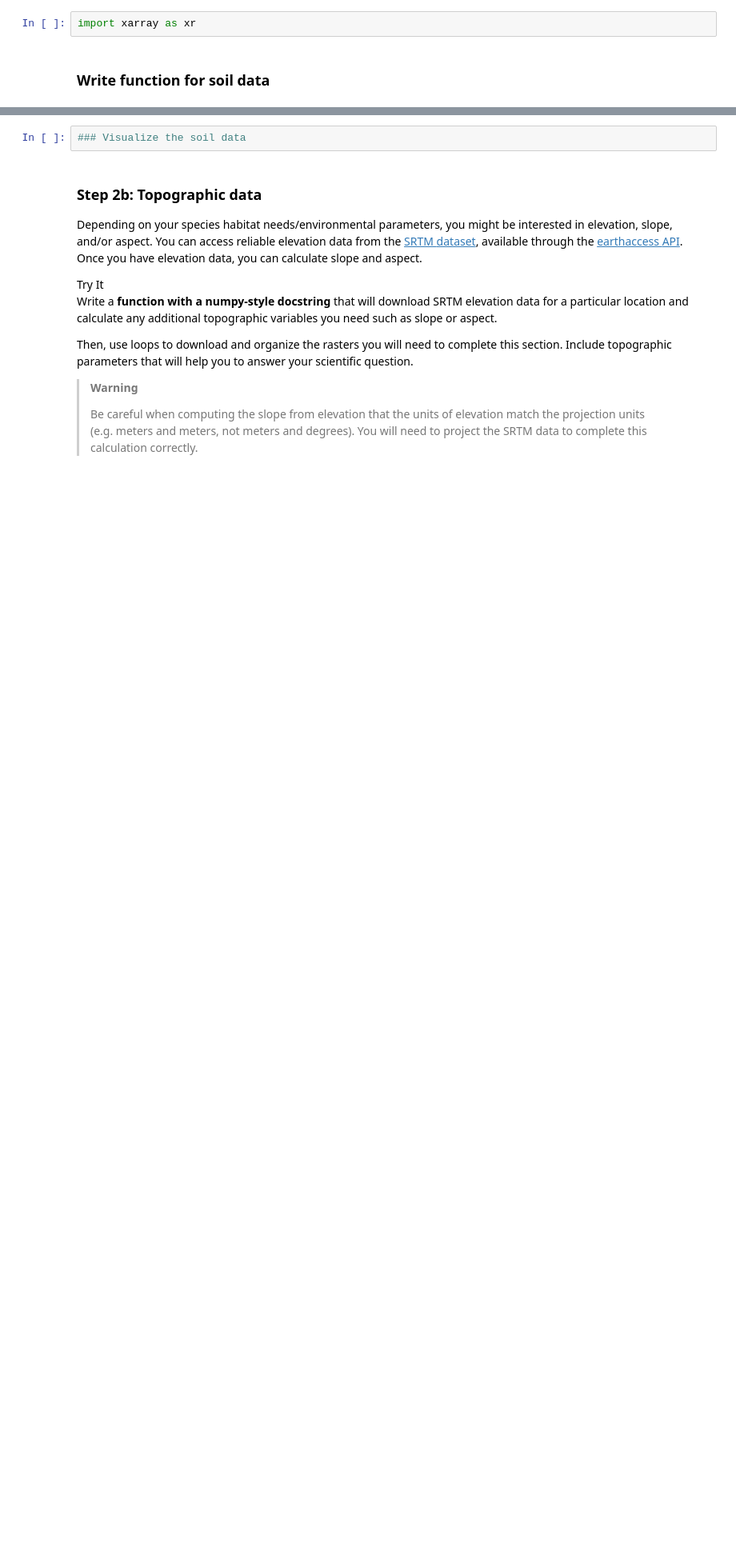
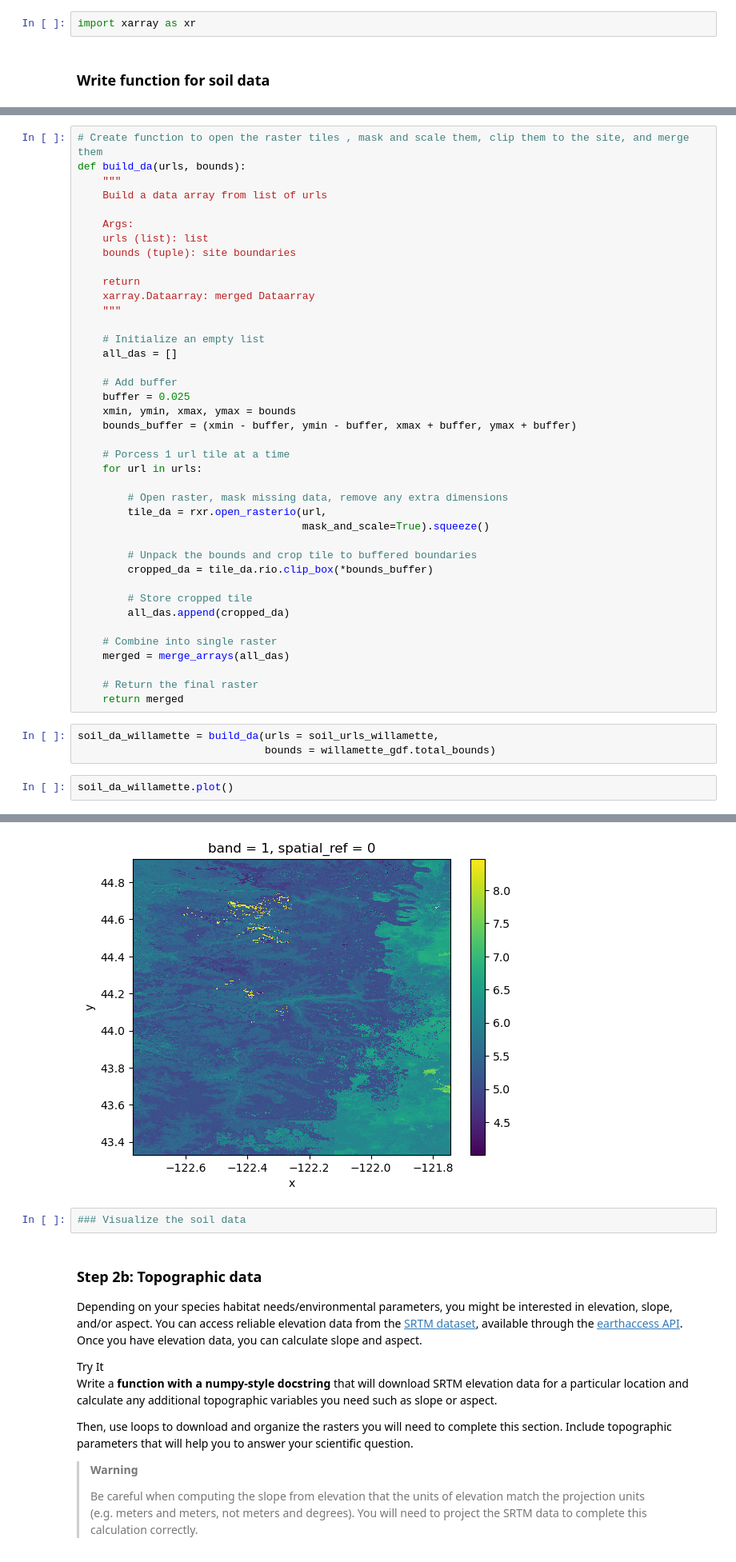
Before and after one commit to earthlab-education/spring-03-habitat-suitability-climate-change-nym-veach, a Jupyter notebook: habitat_suitability.ipynb, the cells around one changed output, grey strips where cells are left out. Shown at 80% size. Cells and saved outputs as stored; diff of their text form; blank space fills up the shorter version.

Commit message:
completed build_da function

```diff
--- a/habitat_suitability.ipynb
+++ b/habitat_suitability.ipynb
@@ -745,0 +734,46 @@ willamette_ph_da.plot()
+# %%
+# Create function to open the raster tiles , mask and scale them, clip them to the site, and merge them
+def build_da(urls, bounds):
+    """
+    Build a data array from list of urls
+
+    Args:
+    urls (list): list
+    bounds (tuple): site boundaries
+
+    return
+    xarray.Dataarray: merged Dataarray
+    """
+
+    # Initialize an empty list
+    all_das = []
+
+    # Add buffer
+    buffer = 0.025
+    xmin, ymin, xmax, ymax = bounds
+    bounds_buffer = (xmin - buffer, ymin - buffer, xmax + buffer, ymax + buffer)
+
+    # Porcess 1 url tile at a time
+    for url in urls:
+
+        # Open raster, mask missing data, remove any extra dimensions
+        tile_da = rxr.open_rasterio(url,
+                                    mask_and_scale=True).squeeze()
+
+        # Unpack the bounds and crop tile to buffered boundaries
+        cropped_da = tile_da.rio.clip_box(*bounds_buffer)
+
+        # Store cropped tile
+        all_das.append(cropped_da)
+
+    # Combine into single raster
+    merged = merge_arrays(all_das)
+
+    # Return the final raster
+    return merged
+# %%
+soil_da_willamette = build_da(urls = soil_urls_willamette,
+                              bounds = willamette_gdf.total_bounds)
+# %%
+soil_da_willamette.plot()
+# %% [output]
@@ -746,3 +781,4 @@ willamette_ph_da.plot()
+[figure, added]
 # %%
 ### Visualize the soil data
 # %% [markdown]
```
Also changed, not shown: parts of 6 cells of this notebook.
